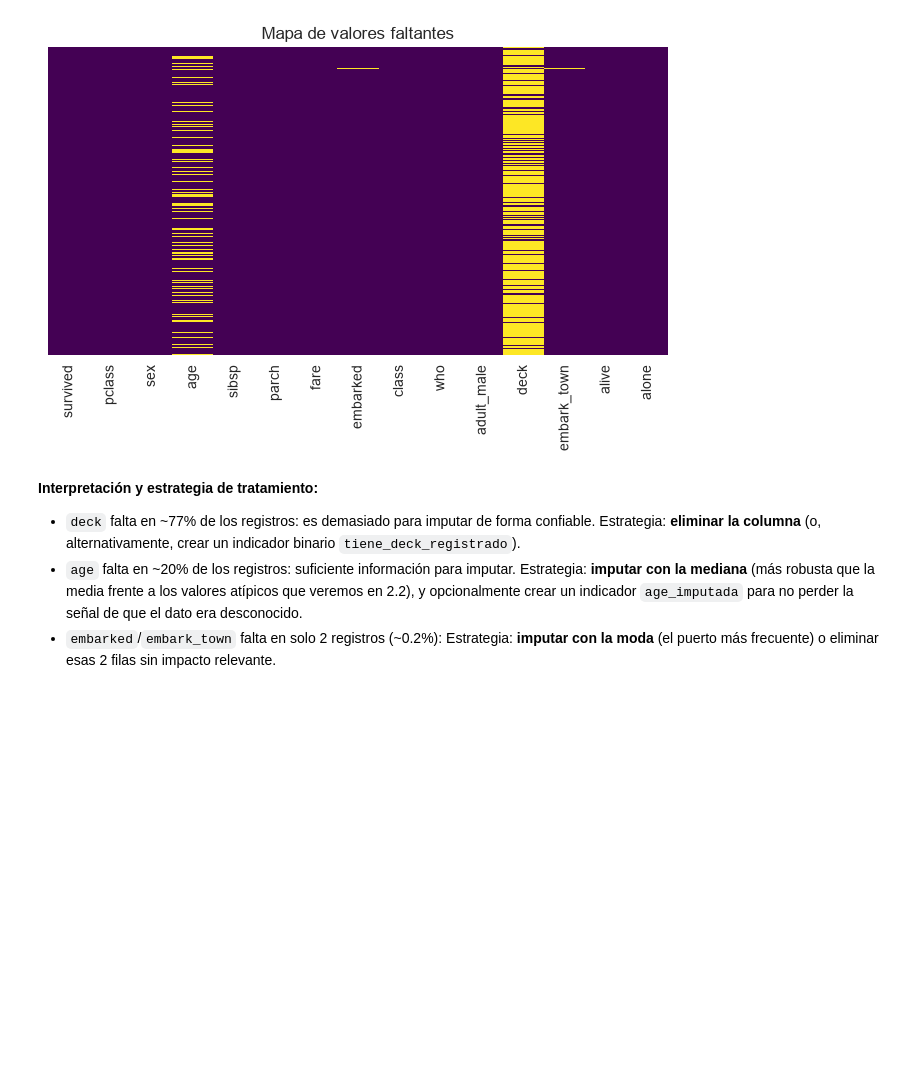
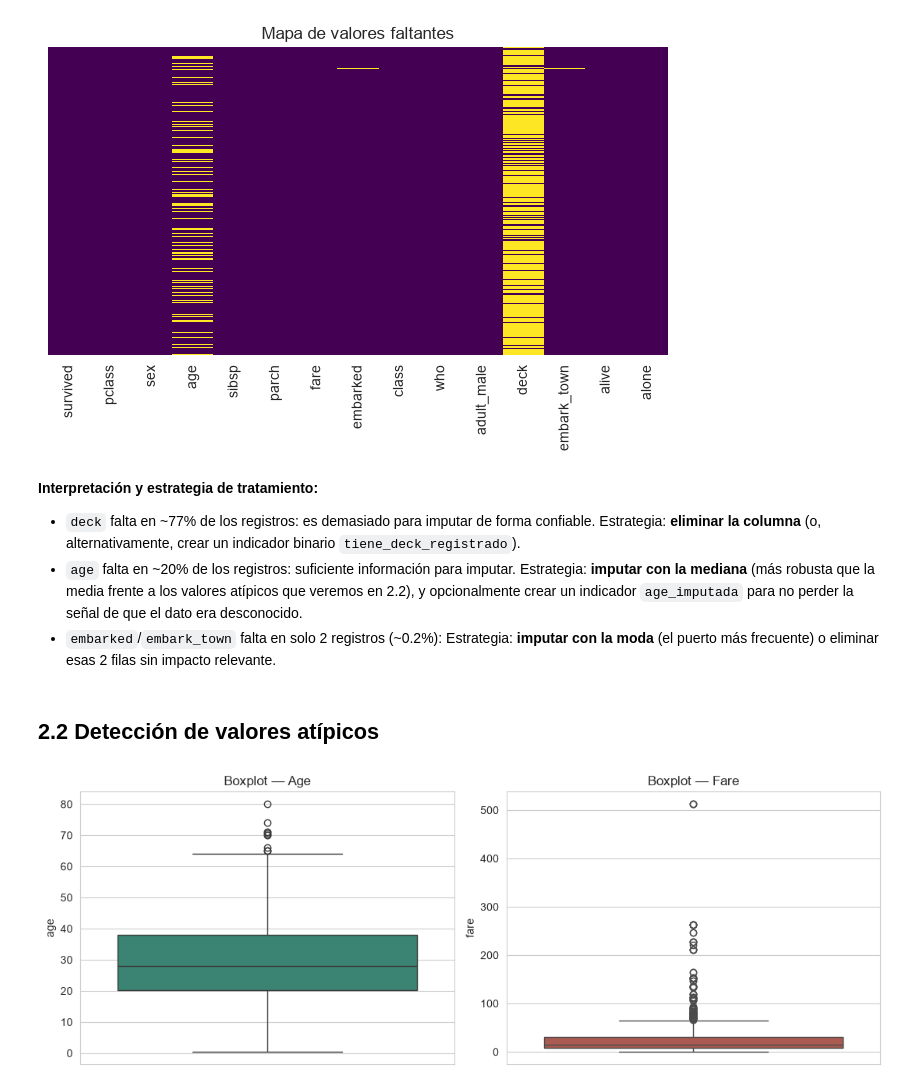
Before and after one commit to Xantyagoh/grupo3-analisis-datos, a Jupyter notebook: notebooks/02_eda.ipynb, the cells around one changed output. Drawn from its saved outputs; the diff is of its cells as text; code cells hidden in the pictures; blank space fills up the shorter version.

Commit message:
fase2: detección de valores atípicos (boxplots, IQR, z-score)

```diff
--- a/notebooks/02_eda.ipynb
+++ b/notebooks/02_eda.ipynb
@@ -48,3 +48,15 @@ plt.show()
 - `deck` falta en ~77% de los registros: es demasiado para imputar de forma confiable. Estrategia: **eliminar la columna** (o, alternativamente, crear un indicador binario `tiene_deck_registrado`).
 - `age` falta en ~20% de los registros: suficiente información para imputar. Estrategia: **imputar con la mediana** (más robusta que la media frente a los valores atípicos que veremos en 2.2), y opcionalmente crear un indicador `age_imputada` para no perder la señal de que el dato era desconocido.
 - `embarked`/`embark_town` falta en solo 2 registros (~0.2%): Estrategia: **imputar con la moda** (el puerto más frecuente) o eliminar esas 2 filas sin impacto relevante.
+# %% [markdown]
+## 2.2 Detección de valores atípicos
+# %%
+fig, axes = plt.subplots(1, 2, figsize=(11, 4))
+sns.boxplot(y=titanic['age'], ax=axes[0], color='#2F8F7A')
+axes[0].set_title('Boxplot — Age')
+sns.boxplot(y=titanic['fare'], ax=axes[1], color='#B85042')
+axes[1].set_title('Boxplot — Fare')
+plt.tight_layout()
+plt.show()
+# %% [output]
+[figure, added]
```
Also changed, not shown: parts of 2 cells of this notebook.
